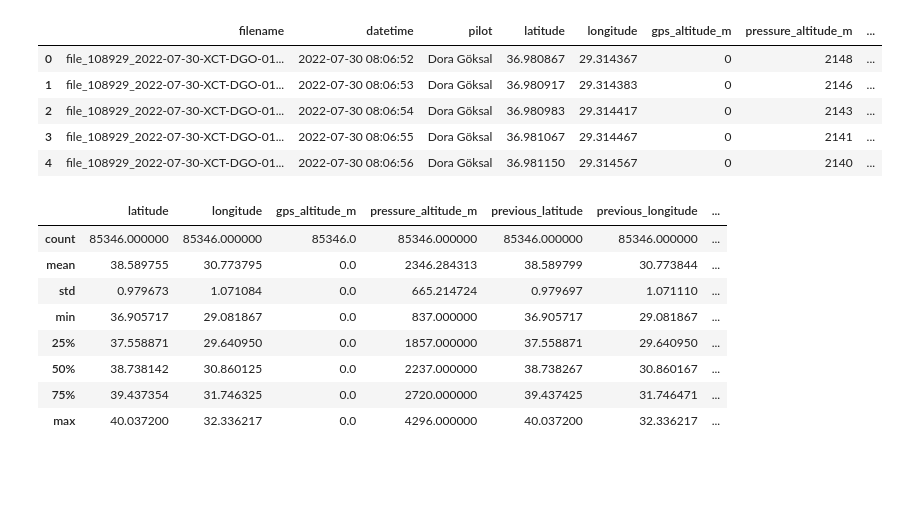
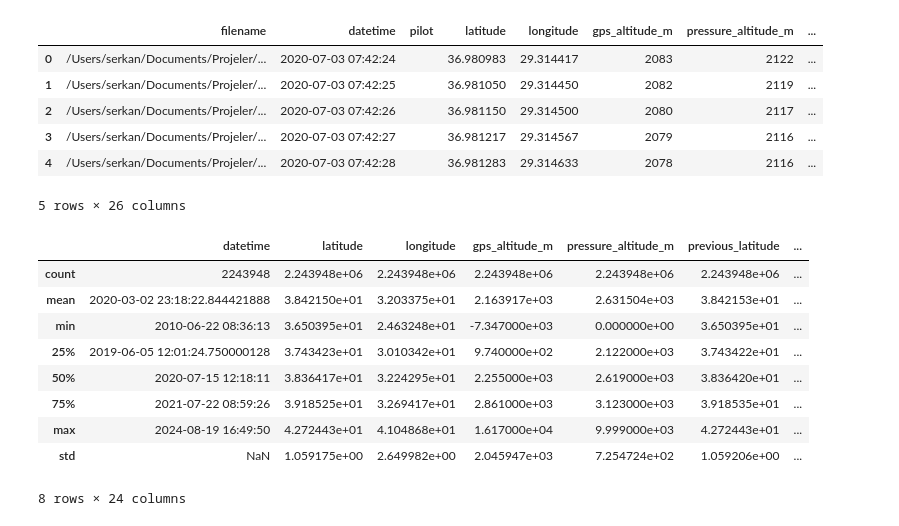
Before and after one commit to SerkanKurd/Paragliding_Flight_Analyses, a Jupyter notebook: scripts/process_flightdata.ipynb, the cells around one changed output. Saved outputs shown, nothing was run; the diff lists cells and outputs as text; code cells hidden in the pictures; blank space fills up the shorter version.

```diff
--- a/scripts/process_flightdata.ipynb
+++ b/scripts/process_flightdata.ipynb
@@ -5,23 +5,28 @@ import os
 import db_connection as db
 # %%
 df = db.read_db("flights")
+df.drop_duplicates(subset=["filename", "datetime"], inplace=True)
+df.fillna(0, inplace=True)
+df["datetime"] = pd.to_datetime(df["datetime"], format="%Y-%m-%d %H:%M:%S")
 df.head()
 # %% [output]
 |  | filename | datetime | pilot | latitude | longitude | gps_altitude_m | pressure_altitude_m | ... |
-| 0 | file_108929_2022-07-30-XCT-DGO-01... | 2022-07-30 08:06:52 | Dora Göksal | 36.980867 | 29.314367 | 0 | 2148 | ... |
-| 1 | file_108929_2022-07-30-XCT-DGO-01... | 2022-07-30 08:06:53 | Dora Göksal | 36.980917 | 29.314383 | 0 | 2146 | ... |
-| 2 | file_108929_2022-07-30-XCT-DGO-01... | 2022-07-30 08:06:54 | Dora Göksal | 36.980983 | 29.314417 | 0 | 2143 | ... |
-| 3 | file_108929_2022-07-30-XCT-DGO-01... | 2022-07-30 08:06:55 | Dora Göksal | 36.981067 | 29.314467 | 0 | 2141 | ... |
-| 4 | file_108929_2022-07-30-XCT-DGO-01... | 2022-07-30 08:06:56 | Dora Göksal | 36.981150 | 29.314567 | 0 | 2140 | ... |
+| 0 | /Users/serkan/Documents/Projeler/... | 2020-07-03 07:42:24 |  | 36.980983 | 29.314417 | 2083 | 2122 | ... |
+| 1 | /Users/serkan/Documents/Projeler/... | 2020-07-03 07:42:25 |  | 36.981050 | 29.314450 | 2082 | 2119 | ... |
+| 2 | /Users/serkan/Documents/Projeler/... | 2020-07-03 07:42:26 |  | 36.981150 | 29.314500 | 2080 | 2117 | ... |
+| 3 | /Users/serkan/Documents/Projeler/... | 2020-07-03 07:42:27 |  | 36.981217 | 29.314567 | 2079 | 2116 | ... |
+| 4 | /Users/serkan/Documents/Projeler/... | 2020-07-03 07:42:28 |  | 36.981283 | 29.314633 | 2078 | 2116 | ... |
+5 rows × 26 columns
 # %%
 df.describe()
 # %% [output]
-|  | latitude | longitude | gps_altitude_m | pressure_altitude_m | previous_latitude | previous_longitude | ... |
-| count | 85346.000000 | 85346.000000 | 85346.0 | 85346.000000 | 85346.000000 | 85346.000000 | ... |
-| mean | 38.589755 | 30.773795 | 0.0 | 2346.284313 | 38.589799 | 30.773844 | ... |
-| std | 0.979673 | 1.071084 | 0.0 | 665.214724 | 0.979697 | 1.071110 | ... |
-| min | 36.905717 | 29.081867 | 0.0 | 837.000000 | 36.905717 | 29.081867 | ... |
-| 25% | 37.558871 | 29.640950 | 0.0 | 1857.000000 | 37.558871 | 29.640950 | ... |
-| 50% | 38.738142 | 30.860125 | 0.0 | 2237.000000 | 38.738267 | 30.860167 | ... |
-| 75% | 39.437354 | 31.746325 | 0.0 | 2720.000000 | 39.437425 | 31.746471 | ... |
-| max | 40.037200 | 32.336217 | 0.0 | 4296.000000 | 40.037200 | 32.336217 | ... |
+|  | datetime | latitude | longitude | gps_altitude_m | pressure_altitude_m | previous_latitude | ... |
+| count | 2243948 | 2.243948e+06 | 2.243948e+06 | 2.243948e+06 | 2.243948e+06 | 2.243948e+06 | ... |
+| mean | 2020-03-02 23:18:22.844421888 | 3.842150e+01 | 3.203375e+01 | 2.163917e+03 | 2.631504e+03 | 3.842153e+01 | ... |
+| min | 2010-06-22 08:36:13 | 3.650395e+01 | 2.463248e+01 | -7.347000e+03 | 0.000000e+00 | 3.650395e+01 | ... |
+| 25% | 2019-06-05 12:01:24.750000128 | 3.743423e+01 | 3.010342e+01 | 9.740000e+02 | 2.122000e+03 | 3.743422e+01 | ... |
+| 50% | 2020-07-15 12:18:11 | 3.836417e+01 | 3.224295e+01 | 2.255000e+03 | 2.619000e+03 | 3.836420e+01 | ... |
+| 75% | 2021-07-22 08:59:26 | 3.918525e+01 | 3.269417e+01 | 2.861000e+03 | 3.123000e+03 | 3.918535e+01 | ... |
+| max | 2024-08-19 16:49:50 | 4.272443e+01 | 4.104868e+01 | 1.617000e+04 | 9.999000e+03 | 4.272443e+01 | ... |
+| std | NaN | 1.059175e+00 | 2.649982e+00 | 2.045947e+03 | 7.254724e+02 | 1.059206e+00 | ... |
+8 rows × 24 columns
```
Also changed, not shown: parts of 4 cells of this notebook, 5 other files.
